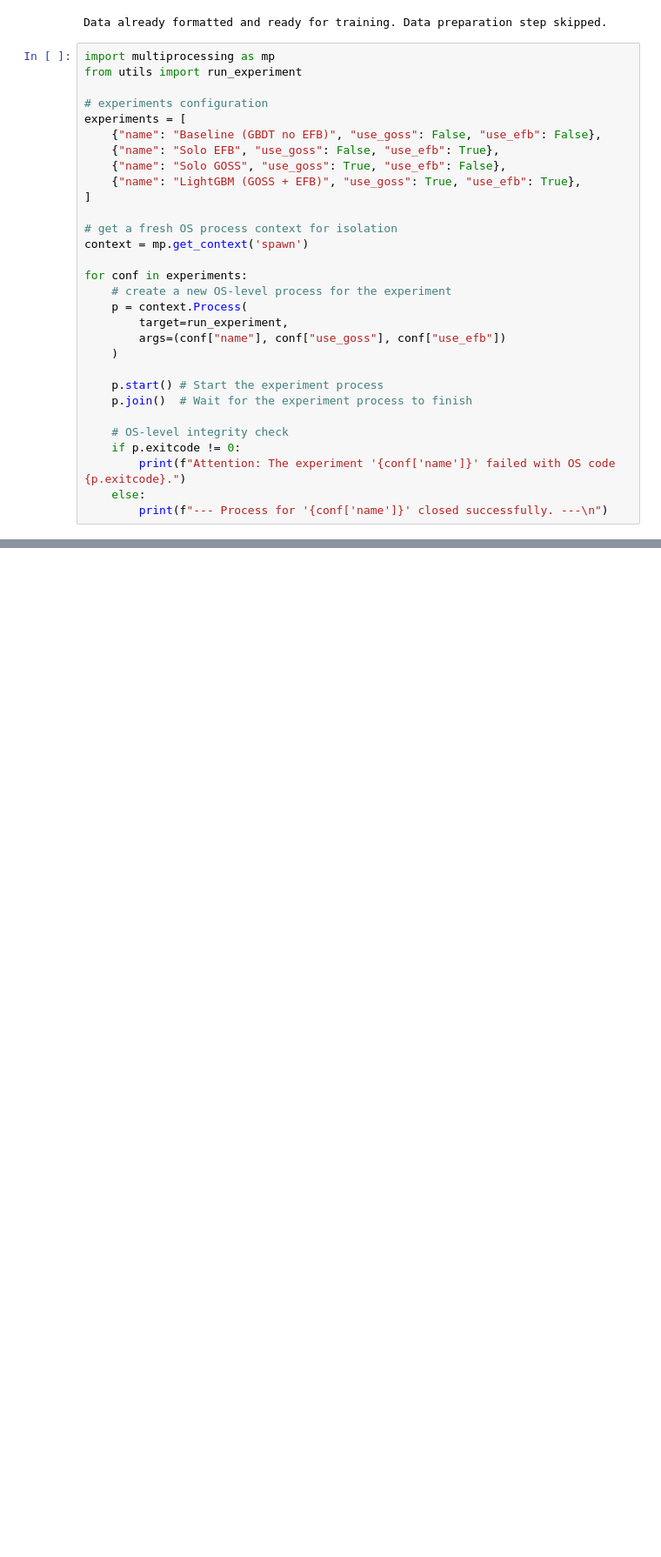
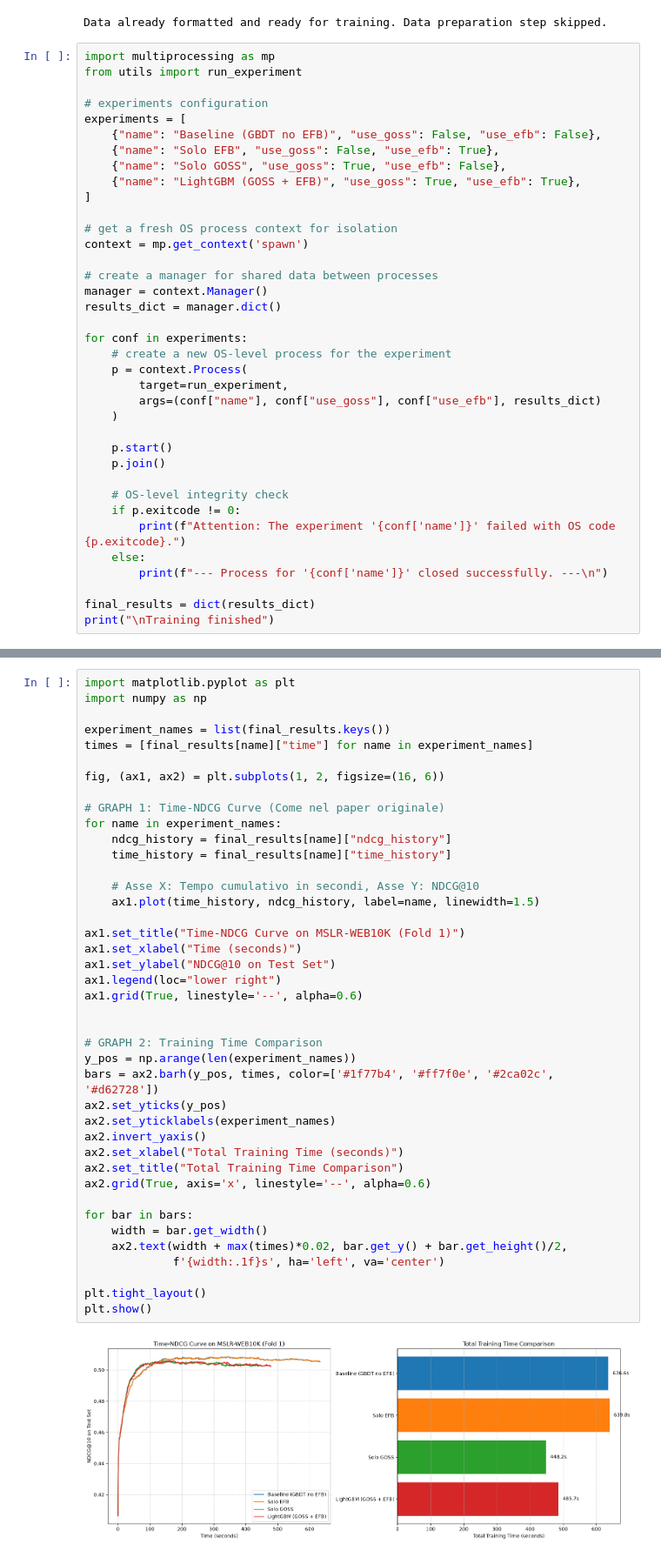
Before and after one commit to NiccoTara/ir-lightgbm-project, a Jupyter notebook: experiment.ipynb, the cells around one changed output, grey strips where cells are left out. Shown at 87% size. Saved outputs shown, nothing was run; the diff lists cells and outputs as text; blank space fills up the shorter version.

```diff
--- a/experiment.ipynb
+++ b/experiment.ipynb
@@ -27,19 +27,26 @@ experiments = [
 # get a fresh OS process context for isolation
 context = mp.get_context('spawn')
 
+# create a manager for shared data between processes
+manager = context.Manager()
+results_dict = manager.dict()
+
 for conf in experiments:
     # create a new OS-level process for the experiment
     p = context.Process(
         target=run_experiment,
-        args=(conf["name"], conf["use_goss"], conf["use_efb"])
+        args=(conf["name"], conf["use_goss"], conf["use_efb"], results_dict)
     )
 
-    p.start() # Start the experiment process
-    p.join()  # Wait for the experiment process to finish
+    p.start()
+    p.join()
 
     # OS-level integrity check
     if p.exitcode != 0:
         print(f"Attention: The experiment '{conf['name']}' failed with OS code {p.exitcode}.")
     else:
         print(f"--- Process for '{conf['name']}' closed successfully. ---\n")
+
+final_results = dict(results_dict)
+print("\nTraining finished")
 # %% [output]
@@ -65,0 +70,43 @@ Attention: The experiment 'LightGBM (GOSS + EFB)' failed with OS code -6.
+# %%
+import matplotlib.pyplot as plt
+import numpy as np
+
+experiment_names = list(final_results.keys())
+times = [final_results[name]["time"] for name in experiment_names]
+
+fig, (ax1, ax2) = plt.subplots(1, 2, figsize=(16, 6))
+
+# GRAPH 1: Time-NDCG Curve (Come nel paper originale)
+for name in experiment_names:
+    ndcg_history = final_results[name]["ndcg_history"]
+    time_history = final_results[name]["time_history"]
+
+    # Asse X: Tempo cumulativo in secondi, Asse Y: NDCG@10
+    ax1.plot(time_history, ndcg_history, label=name, linewidth=1.5)
+
+ax1.set_title("Time-NDCG Curve on MSLR-WEB10K (Fold 1)")
+ax1.set_xlabel("Time (seconds)")
+ax1.set_ylabel("NDCG@10 on Test Set")
+ax1.legend(loc="lower right")
+ax1.grid(True, linestyle='--', alpha=0.6)
+
+
+# GRAPH 2: Training Time Comparison
+y_pos = np.arange(len(experiment_names))
+bars = ax2.barh(y_pos, times, color=['#1f77b4', '#ff7f0e', '#2ca02c', '#d62728'])
+ax2.set_yticks(y_pos)
+ax2.set_yticklabels(experiment_names)
+ax2.invert_yaxis()
+ax2.set_xlabel("Total Training Time (seconds)")
+ax2.set_title("Total Training Time Comparison")
+ax2.grid(True, axis='x', linestyle='--', alpha=0.6)
+
+for bar in bars:
+    width = bar.get_width()
+    ax2.text(width + max(times)*0.02, bar.get_y() + bar.get_height()/2,
+             f'{width:.1f}s', ha='left', va='center')
+
+plt.tight_layout()
+plt.show()
+# %% [output]
+[figure, added]
```
Also changed, not shown: parts of 1 cell of this notebook, 1 other file.
